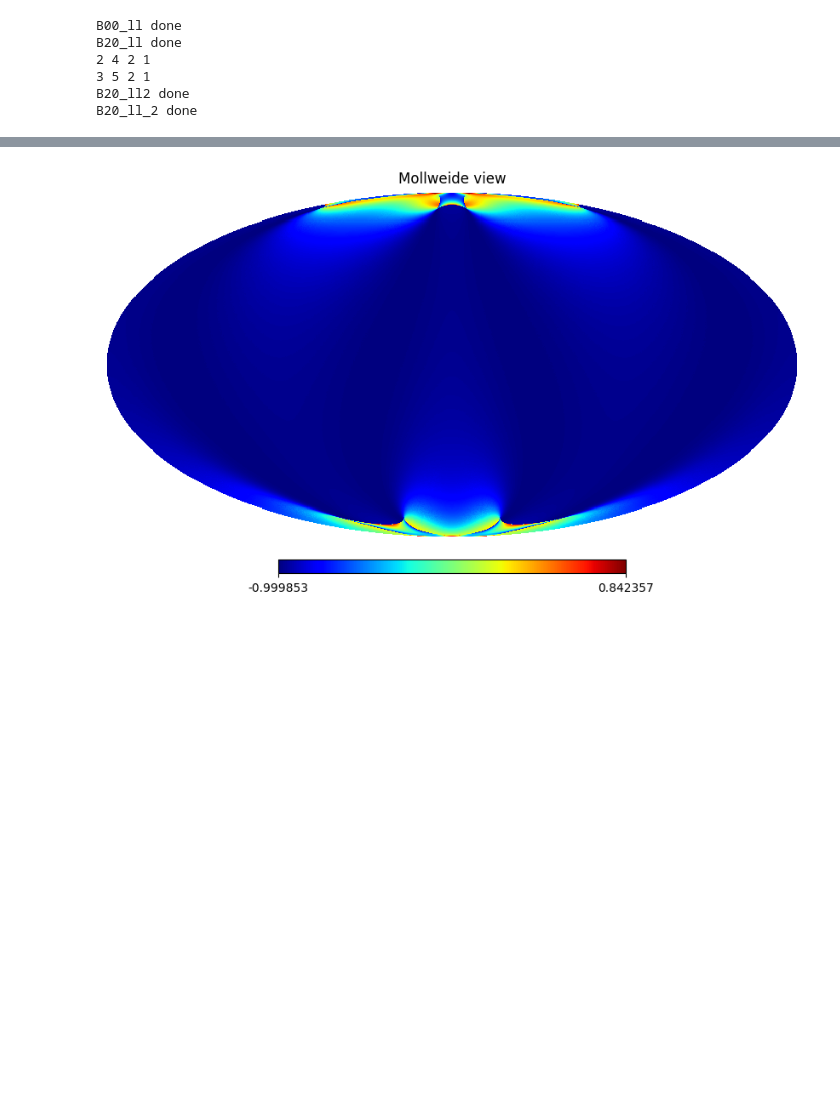
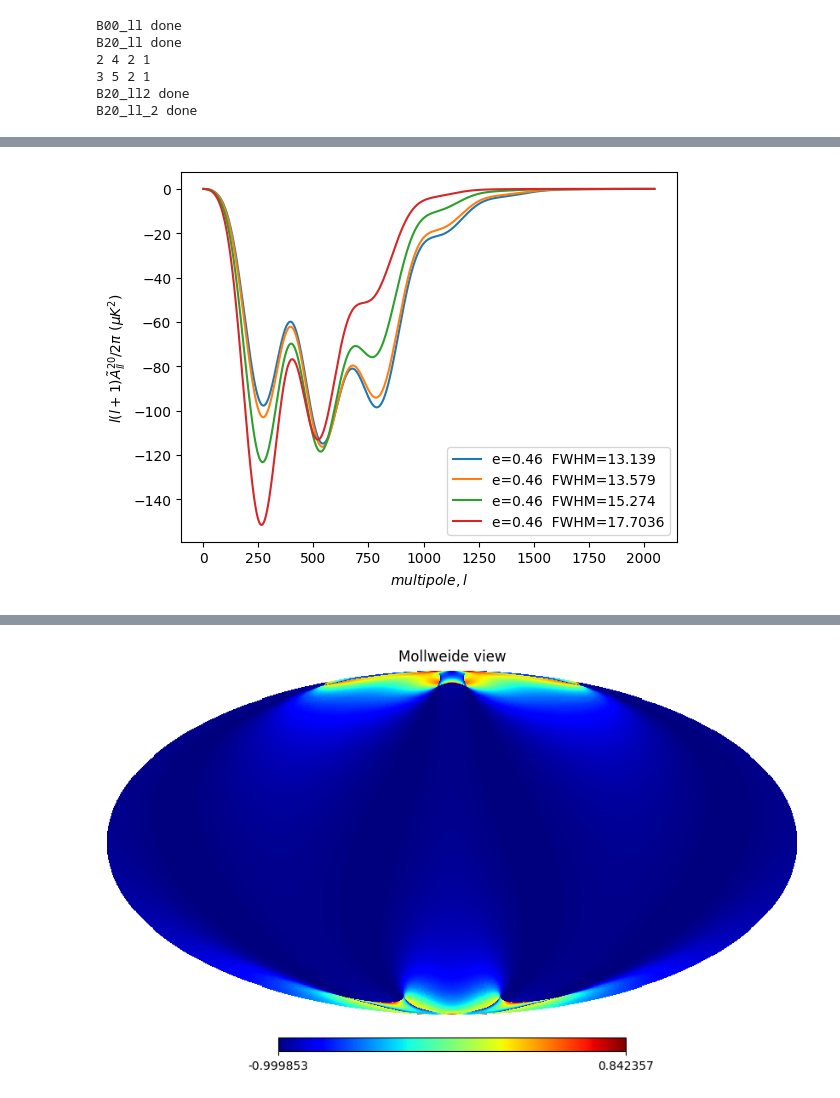
Before and after one commit to Souradeep-CMBLab/NC_beam_codes_Akashdeep, a Jupyter notebook: NC_beam_PT_scan_BipoSH_mBipoSH.ipynb, the cells around one changed output, grey strips where cells are left out. Saved outputs shown, nothing was run; the diff lists cells and outputs as text; code cells hidden in the pictures; blank space fills up the shorter version.

```diff
--- a/NC_beam_PT_scan_BipoSH_mBipoSH.ipynb
+++ b/NC_beam_PT_scan_BipoSH_mBipoSH.ipynb
@@ -203,3 +253,24 @@ B20_ll2 done
 B20_ll_2 done
 # %%
 B00_l2l2=B_L0_ll(0,l_array+2,l_array+2,ec,s)
+# %%
+def AL20_l1l2(l_array,ec,s,totCL):
+    #l_array=np.array([j for j in range(2,lmax)])
+    B00_ll=B_L0_ll(0,l_array,l_array,ec,s)
+    print('B00_ll done')
+    B20_ll=B_L0_ll(2,l_array,l_array,ec,s)
+    print('B20_ll done')
+    B20_ll2=B_L0_ll(2,l_array,l_array+2,ec,s)
+    print('B20_ll2 done')
+    B20_l2l=B_L0_ll(2,l_array+2,l_array,ec,s)
+    print('B20_ll_2 done')
+    B00_l2l2=B_L0_ll(0,l_array+2,l_array+2,ec,s)
+    print('B00_l2l2 done')
+
+    L_array=np.array([2 for i in range(len(l_array))])
+    A20_ll=((-1)**l_array)*(2*np.sqrt(5))*totCL[2:lmax]*B00_ll*B20_ll/((Pi_l(l_array)**3)*py3nj.clebsch_gordan(2*l_array,2*l_array,2*L_array,0,0,0))
+
+    A20_ll2=(((((-1)**l_array)*np.sqrt(5))/(Pi_l(l_array)*Pi_l(l_array+2)*py3nj.clebsch_gordan(2*l_array,2*(l_array+2),2*L_array,0,0,0)))
+          *((totCL[2:lmax]*B00_ll*B20_l2l)/Pi_l(l_array) + (totCL[4:(lmax+2)]*B00_l2l2*B20_ll2)/Pi_l(l_array+2)))
+
+    return [A20_ll,A20_ll2]
@@ -205,0 +302,10 @@ B00_l2l2=B_L0_ll(0,l_array+2,l_array+2,ec,s)
+# %%
+for i in range(len(S)):
+    plt.plot(l_array,all[i],label='e='+str(ec_array[i])+'  FWHM='+str(FW[i]))
+plt.ylabel(r'$l(l+1)\tilde{A}^{20}_{ll}/2\pi \,\, (\mu K^2)$')
+plt.xlabel(r'$multipole,l$')
+plt.legend()
+plt.savefig('A_tilde_20_ll_constant_ec',bbox_inches='tight',dpi=800)
+plt.show()
+# %% [output]
+[figure, added]
```
Also changed, not shown: parts of 31 cells of this notebook.
